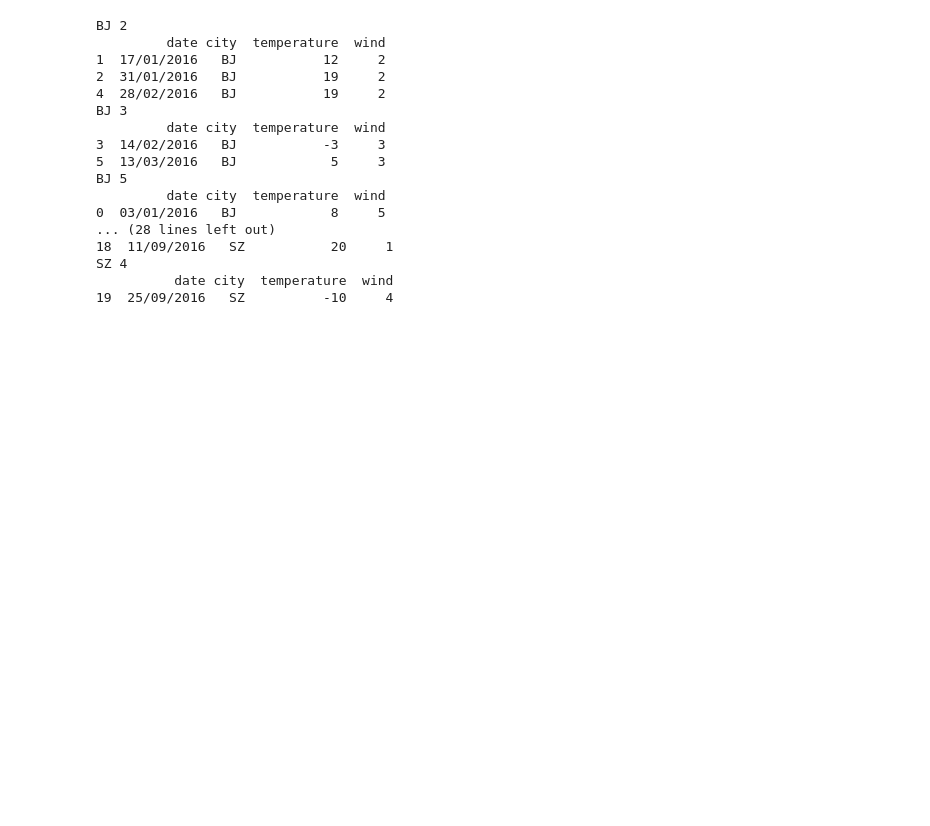
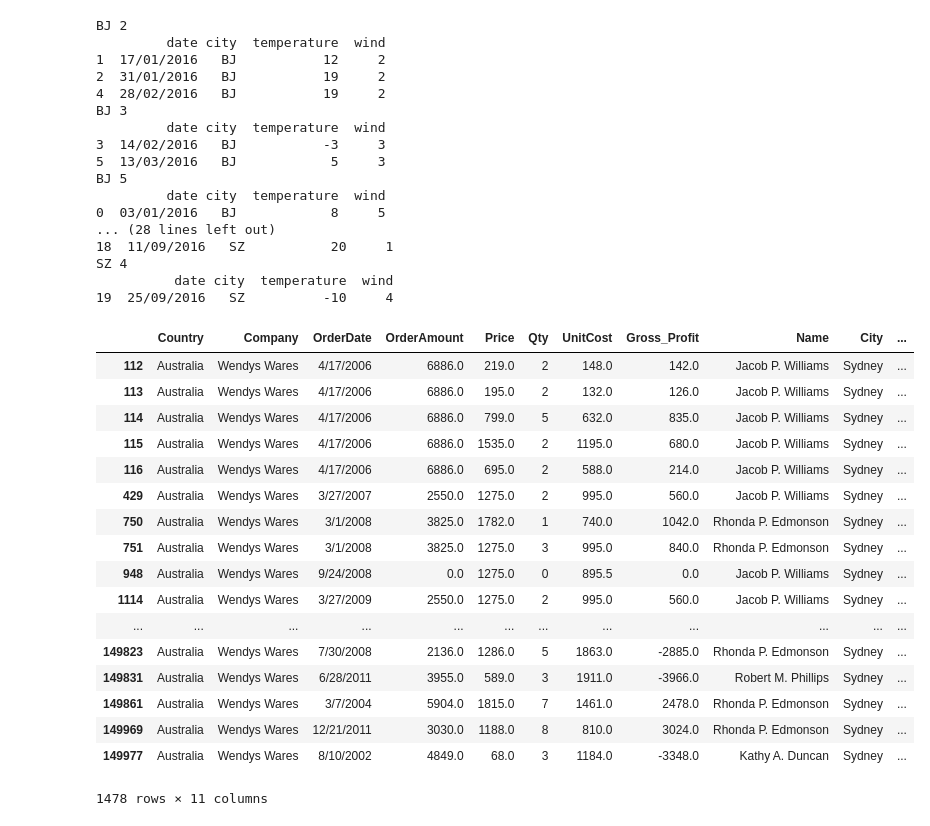
Before and after one commit to zxfrocket/AI_DEMO, a Jupyter notebook: o25mso/04-paly-with-data/数据聚合技术Aggregation.ipynb, the cells around one changed output. Drawn from its saved outputs; the diff is of its cells as text; code cells hidden in the pictures; blank space fills up the shorter version.

```diff
--- a/o25mso/04-paly-with-data/数据聚合技术Aggregation.ipynb
+++ b/o25mso/04-paly-with-data/数据聚合技术Aggregation.ipynb
@@ -92,3 +110,26 @@ BJ 5
 SZ 4
           date city  temperature  wind
 19  25/09/2016   SZ          -10     4
+# %%
+df = pd.read_csv('../homework/c4.csv')
+g = df.groupby(['Country','Region','City'])
+g.get_group(('Australia', 'NSW', 'Sydney'))
+# %% [output]
+|  | Country | Company | OrderDate | OrderAmount | Price | Qty | UnitCost | Gross_Profit | Name | City | ... |
+| 112 | Australia | Wendys Wares | 4/17/2006 | 6886.0 | 219.0 | 2 | 148.0 | 142.0 | Jacob P. Williams | Sydney | ... |
+| 113 | Australia | Wendys Wares | 4/17/2006 | 6886.0 | 195.0 | 2 | 132.0 | 126.0 | Jacob P. Williams | Sydney | ... |
+| 114 | Australia | Wendys Wares | 4/17/2006 | 6886.0 | 799.0 | 5 | 632.0 | 835.0 | Jacob P. Williams | Sydney | ... |
+| 115 | Australia | Wendys Wares | 4/17/2006 | 6886.0 | 1535.0 | 2 | 1195.0 | 680.0 | Jacob P. Williams | Sydney | ... |
+| 116 | Australia | Wendys Wares | 4/17/2006 | 6886.0 | 695.0 | 2 | 588.0 | 214.0 | Jacob P. Williams | Sydney | ... |
+| 429 | Australia | Wendys Wares | 3/27/2007 | 2550.0 | 1275.0 | 2 | 995.0 | 560.0 | Jacob P. Williams | Sydney | ... |
+| 750 | Australia | Wendys Wares | 3/1/2008 | 3825.0 | 1782.0 | 1 | 740.0 | 1042.0 | Rhonda P. Edmonson | Sydney | ... |
+| 751 | Australia | Wendys Wares | 3/1/2008 | 3825.0 | 1275.0 | 3 | 995.0 | 840.0 | Rhonda P. Edmonson | Sydney | ... |
+| 948 | Australia | Wendys Wares | 9/24/2008 | 0.0 | 1275.0 | 0 | 895.5 | 0.0 | Jacob P. Williams | Sydney | ... |
+| 1114 | Australia | Wendys Wares | 3/27/2009 | 2550.0 | 1275.0 | 2 | 995.0 | 560.0 | Jacob P. Williams | Sydney | ... |
+| ... | ... | ... | ... | ... | ... | ... | ... | ... | ... | ... | ... |
+| 149823 | Australia | Wendys Wares | 7/30/2008 | 2136.0 | 1286.0 | 5 | 1863.0 | -2885.0 | Rhonda P. Edmonson | Sydney | ... |
+| 149831 | Australia | Wendys Wares | 6/28/2011 | 3955.0 | 589.0 | 3 | 1911.0 | -3966.0 | Robert M. Phillips | Sydney | ... |
+| 149861 | Australia | Wendys Wares | 3/7/2004 | 5904.0 | 1815.0 | 7 | 1461.0 | 2478.0 | Rhonda P. Edmonson | Sydney | ... |
+| 149969 | Australia | Wendys Wares | 12/21/2011 | 3030.0 | 1188.0 | 8 | 810.0 | 3024.0 | Rhonda P. Edmonson | Sydney | ... |
+| 149977 | Australia | Wendys Wares | 8/10/2002 | 4849.0 | 68.0 | 3 | 1184.0 | -3348.0 | Kathy A. Duncan | Sydney | ... |
+1478 rows × 11 columns
```
Also changed, not shown: parts of 2 cells of this notebook, 11 other files.
